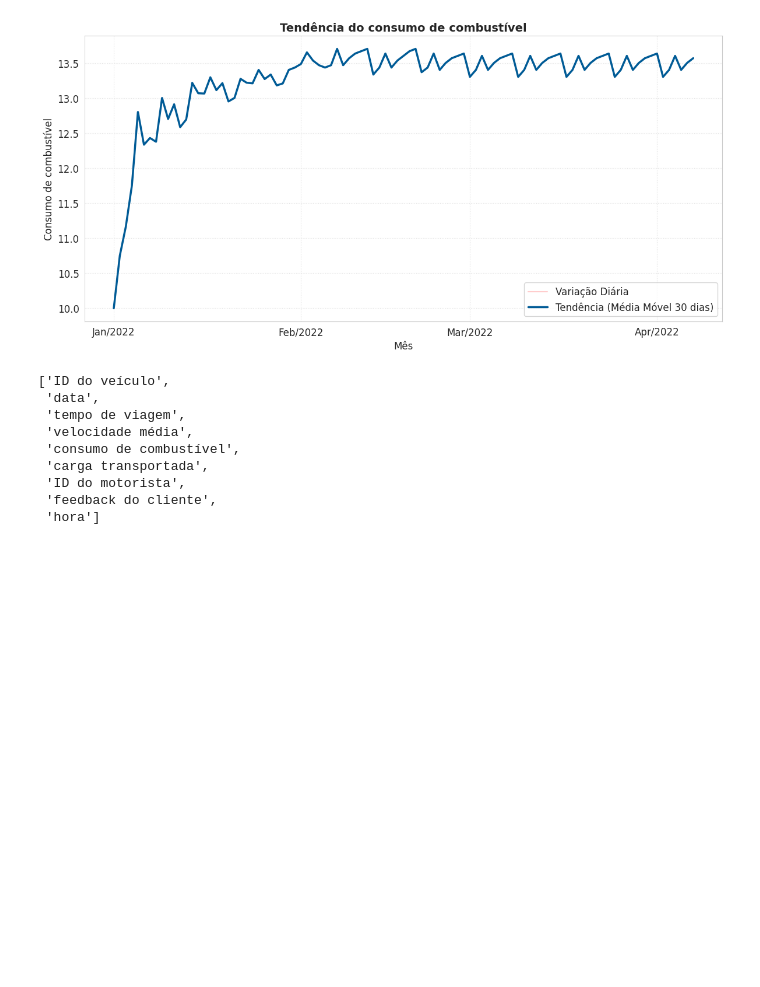
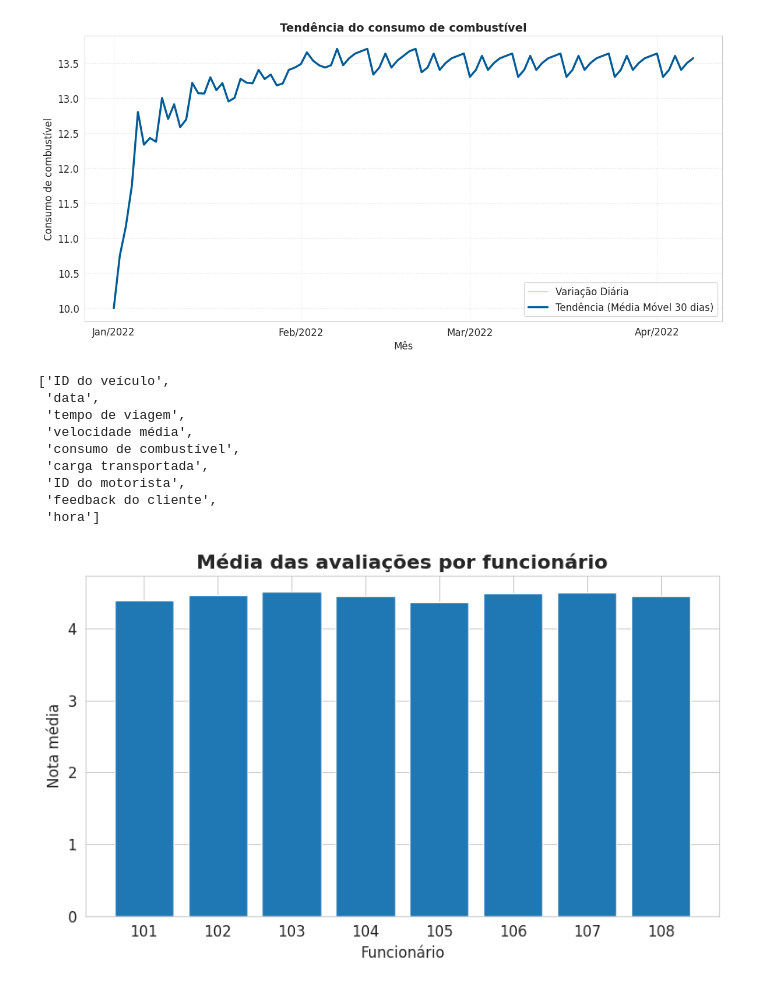
Before and after one commit to LUCASDNORONHA/analise-desempenho-frota, a Jupyter notebook: notebooks/01_preprocessing.ipynb, the cells around one changed output. Drawn from its saved outputs; the diff is of its cells as text; code cells hidden in the pictures; blank space fills up the shorter version.

```diff
--- a/notebooks/01_preprocessing.ipynb
+++ b/notebooks/01_preprocessing.ipynb
@@ -250,0 +253,21 @@ db.columns.tolist()
+# %%
+import pandas as pd
+import matplotlib.pyplot as plt
+
+# Agrupamento das notas por funcionário
+agrupado = (
+    db.groupby("ID do motorista")
+      .agg(nota_media=("feedback do cliente", "mean"))
+      .reset_index()
+)
+
+# Construção do gráfico
+plt.figure(figsize=(8, 5))
+plt.bar(agrupado["ID do motorista"], agrupado["nota_media"])
+plt.xlabel("Funcionário")
+plt.ylabel("Nota média")
+plt.title("Média das avaliações por funcionário")
+plt.tight_layout()
+plt.show()
+# %% [output]
+[figure, added]
```
Also changed, not shown: parts of 2 cells of this notebook.
